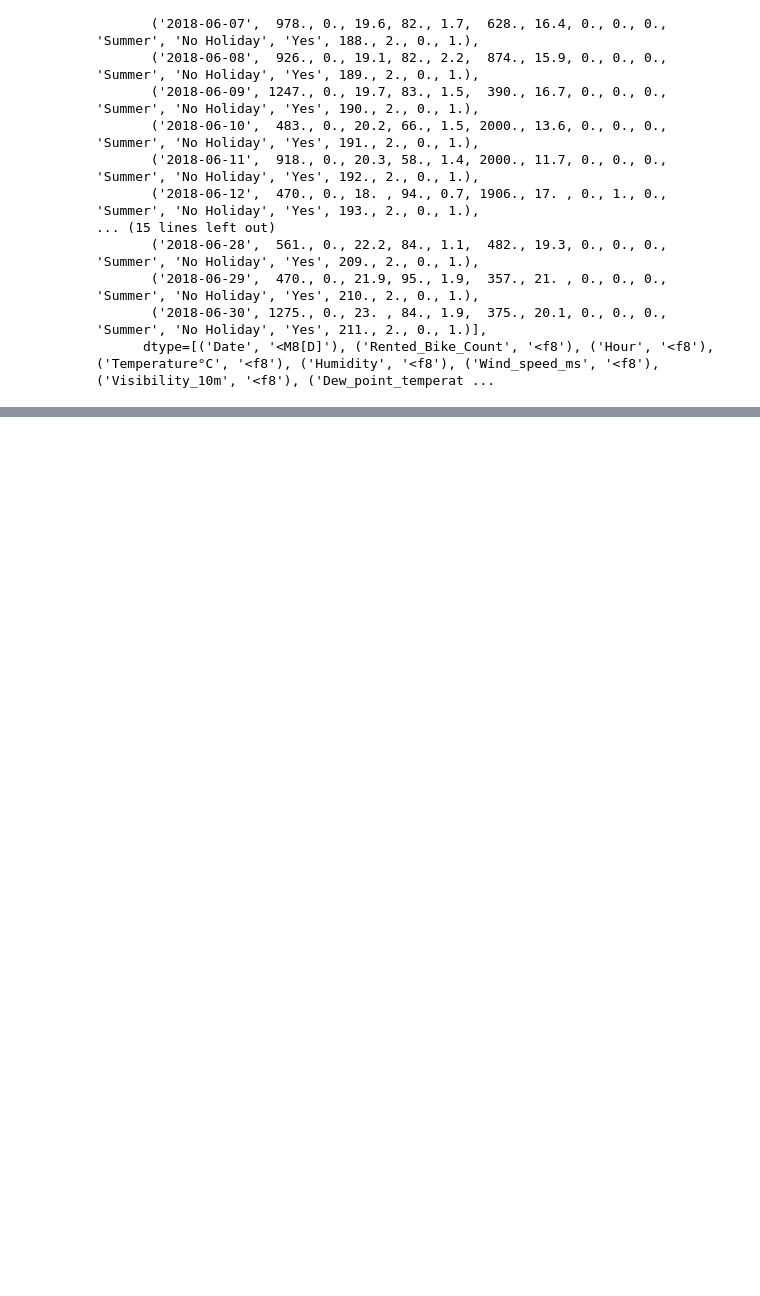
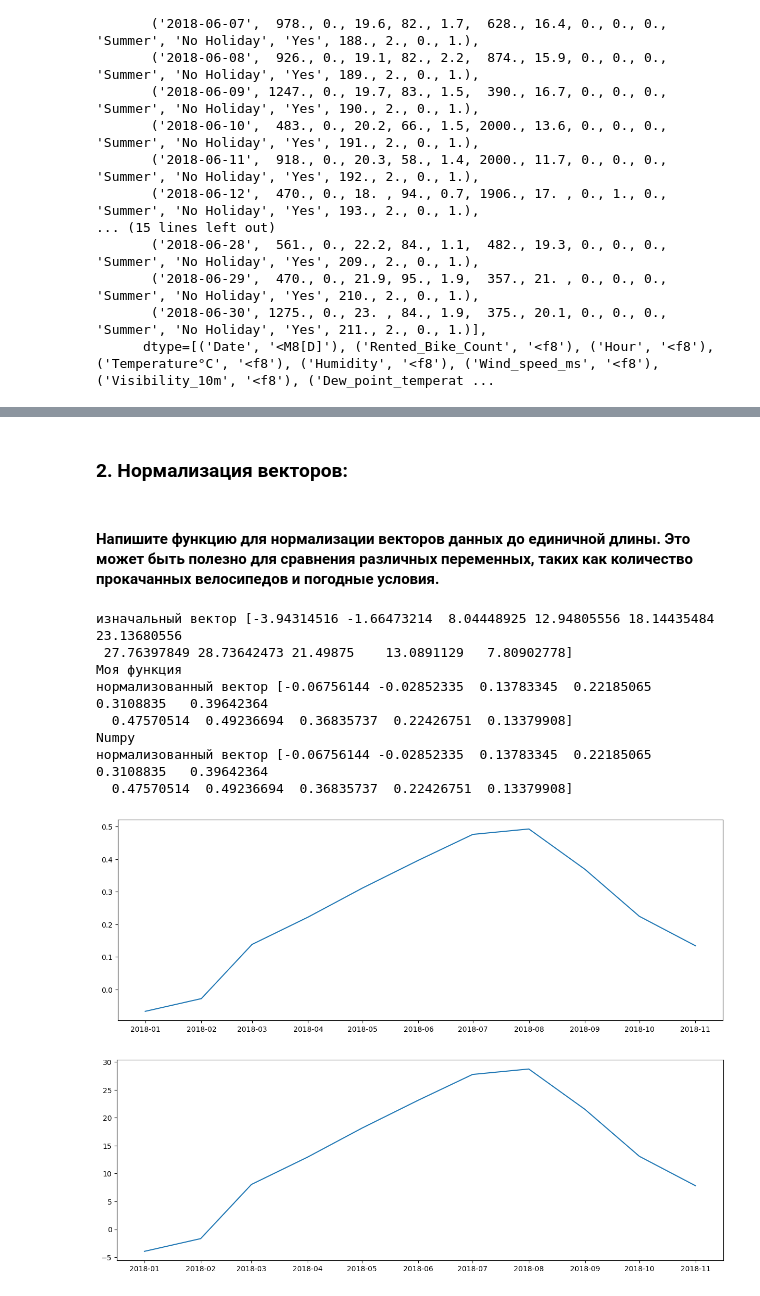
Before and after one commit to vorandpav/NoteBooks, a Jupyter notebook: Jupiter.ipynb, the cells around one changed output, grey strips where cells are left out. Drawn from its saved outputs; the diff is of its cells as text; code cells hidden in the pictures; blank space fills up the shorter version.

```diff
--- a/Jupiter.ipynb
+++ b/Jupiter.ipynb
@@ -330,0 +596,49 @@ array([('2018-06-01',  963., 0., 20.1, 63., 1.1, 1698., 12.8, 0., 0., 0., 'Summe
+# %% [markdown]
+### 2. Нормализация векторов:
+# %% [markdown]
+#### Напишите функцию для нормализации векторов данных до единичной длины. Это может быть полезно для сравнения различных переменных, таких как количество прокачанных велосипедов и погодные условия.
+# %%
+# функция для нормализации векторов
+
+"""Нормализация вектора:
+приведение вектора к единичной длине"""
+
+
+def normalize(v):
+    norm = np.sqrt(np.sum(v ** 2))
+    return v / norm
+# %%
+# нормализация средней температуры за каждый месяц 2018 года
+
+year_2018_mask = (date >= np.datetime64('2018-01-01')) & (date < np.datetime64('2019-01-01'))
+year_2018_data = data[year_2018_mask]
+
+year_2018_months = np.unique(year_2018_data['Date'].astype('datetime64[M]'))
+year_2018_month_mean_temperature = np.array([
+    np.mean(year_2018_data[(year_2018_data['Date'].astype('datetime64[M]') == m)]['Temperature°C'])
+    for m in year_2018_months
+])
+
+print("изначальный вектор", year_2018_month_mean_temperature)
+print("Моя функция")
+print("нормализованный вектор", normalize(year_2018_month_mean_temperature))
+print("Numpy")
+print("нормализованный вектор", (year_2018_month_mean_temperature / np.linalg.norm(year_2018_month_mean_temperature)))
+
+plt.figure(figsize=(15, 5))
+plt.plot(year_2018_months, normalize(year_2018_month_mean_temperature))
+plt.show()
+plt.figure(figsize=(15, 5))
+plt.plot(year_2018_months, year_2018_month_mean_temperature)
+plt.show()
+# %% [output]
+изначальный вектор [-3.94314516 -1.66473214  8.04448925 12.94805556 18.14435484 23.13680556
+ 27.76397849 28.73642473 21.49875    13.0891129   7.80902778]
+Моя функция
+нормализованный вектор [-0.06756144 -0.02852335  0.13783345  0.22185065  0.3108835   0.39642364
+  0.47570514  0.49236694  0.36835737  0.22426751  0.13379908]
+Numpy
+нормализованный вектор [-0.06756144 -0.02852335  0.13783345  0.22185065  0.3108835   0.39642364
+  0.47570514  0.49236694  0.36835737  0.22426751  0.13379908]
+[figure, added]
+[figure, added]
```
Also changed, not shown: parts of 45 cells of this notebook.
